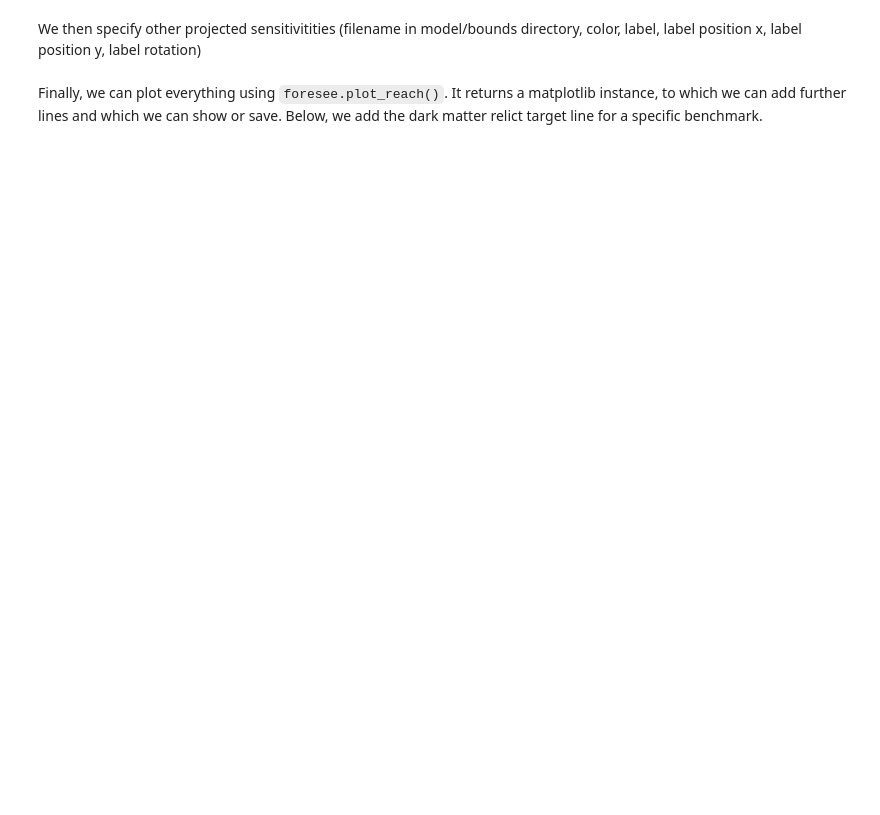
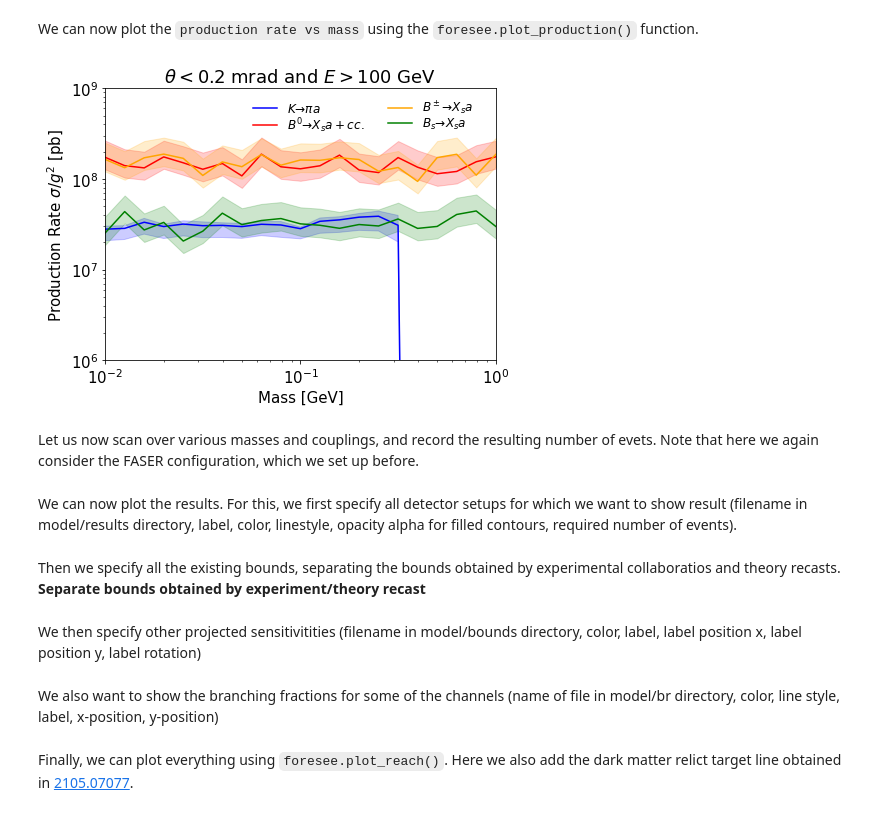
Before and after one commit to KlingFelix/FORESEE, a Jupyter notebook: Models/ALP-W/ALP-W.ipynb, the cells around one changed output. Saved outputs shown, nothing was run; the diff lists cells and outputs as text; code cells hidden in the pictures; blank space fills up the shorter version.

```diff
--- a/Models/ALP-W/ALP-W.ipynb
+++ b/Models/ALP-W/ALP-W.ipynb
@@ -311,0 +23,4 @@ bounds = [
+# %%
+energy = "13.6"
+modelname="ALP-W"
+model = Model(modelname, path="./")
@@ -311,0 +170,7 @@ bounds = [
+# %%
+foresee.set_detector(
+    distance=474,
+    selection="np.sqrt(x.x**2 + (x.y+0.065)**2)<.1",
+    length=3.5,
+    luminosity=60,
+)
@@ -311,0 +224,5 @@ bounds = [
+# %%
+masses=[round(x,5) for x in np.logspace(-2,0.2,22+1)]
+couplings = np.logspace(-8,-3,101)
+
+for mass in masses: foresee.get_llp_spectrum(mass=mass,coupling=1)
@@ -311,0 +247,27 @@ bounds = [
+# %% [markdown]
+We can now plot the `production rate vs mass` using the `foresee.plot_production()` function.
+# %%
+productions=[
+     {"channels": ["130","321","-321"], "color": "blue"   , "label": r"$K \to \pi a$"            , "generators": ['EPOSLHC', 'SIBYLL', 'QGSJET', 'Pythia8-Forward']},
+     {"channels": ["511","-511"]      , "color": "red"    , "label": r"$B^0   \to X_s a + cc.$"  , "generators": ["NLO-P8","NLO-P8-Max","NLO-P8-Min"]},
+     {"channels": ["521","-521"]      , "color": "orange" , "label": r"$B^\pm \to X_s a$"        , "generators": ["NLO-P8","NLO-P8-Max","NLO-P8-Min"]},
+     {"channels": ["531","-531"]      , "color": "green"  , "label": r"$B_s   \to X_s a$"        , "generators": ["NLO-P8","NLO-P8-Max","NLO-P8-Min"]},
+]
+
+plot=foresee.plot_production(
+    masses = masses,
+    productions = productions,
+    energy=energy,
+    condition="logth<-3.7 and logp>2",
+    xlims=[0.01,1],ylims=[1e6,1e9],
+    xlabel=r"Mass [GeV]",
+    ylabel=r"Production Rate $\sigma/g^2$ [pb]",
+    title=r"$\theta < 0.2$ mrad and $E > 100$ GeV",
+    legendloc=(0.97,1),
+    fs_label=12,
+    ncol=2,
+)
+# %% [output]
+[figure, added]
+# %% [markdown]
+Let us now scan over various masses and couplings, and record the resulting number of evets. Note that here we again consider the FASER configuration, which we set up before.
@@ -311,0 +286,2 @@ bounds = [
+# %% [markdown]
+We can now plot the results. For this, we first specify all detector setups for which we want to show result (filename in model/results directory, label, color, linestyle, opacity alpha for filled contours, required number of events).
@@ -311,0 +294,2 @@ bounds = [
+# %% [markdown]
+Then we specify all the existing bounds, separating the bounds obtained by experimental collaboratios and theory recasts. **Separate bounds obtained by experiment/theory recast**
@@ -323 +321,3 @@ projections = [
 ]
+# %% [markdown]
+We also want to show the branching fractions for some of the channels (name of file in model/br directory, color, line style, label, x-position, y-position)
@@ -324,3 +329,3 @@ projections = [
 # %% [markdown]
-Finally, we can plot everything using `foresee.plot_reach()`. It returns a matplotlib instance, to which we can add further lines and which we can show or save. Below, we add the dark matter relict target line for a specific benchmark.
+Finally, we can plot everything using `foresee.plot_reach()`. Here we also add the dark matter relict target line obtained in [2105.07077](https://arxiv.org/abs/2105.07077).
 # %%
```
Also changed, not shown: parts of 76 cells of this notebook, 43 other files.
